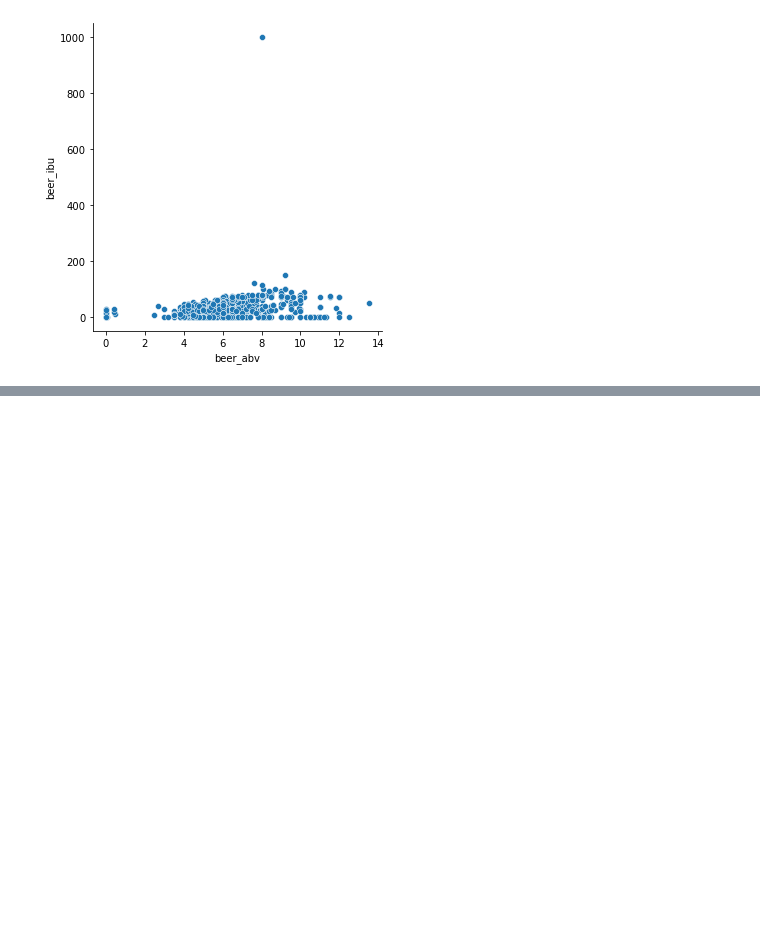
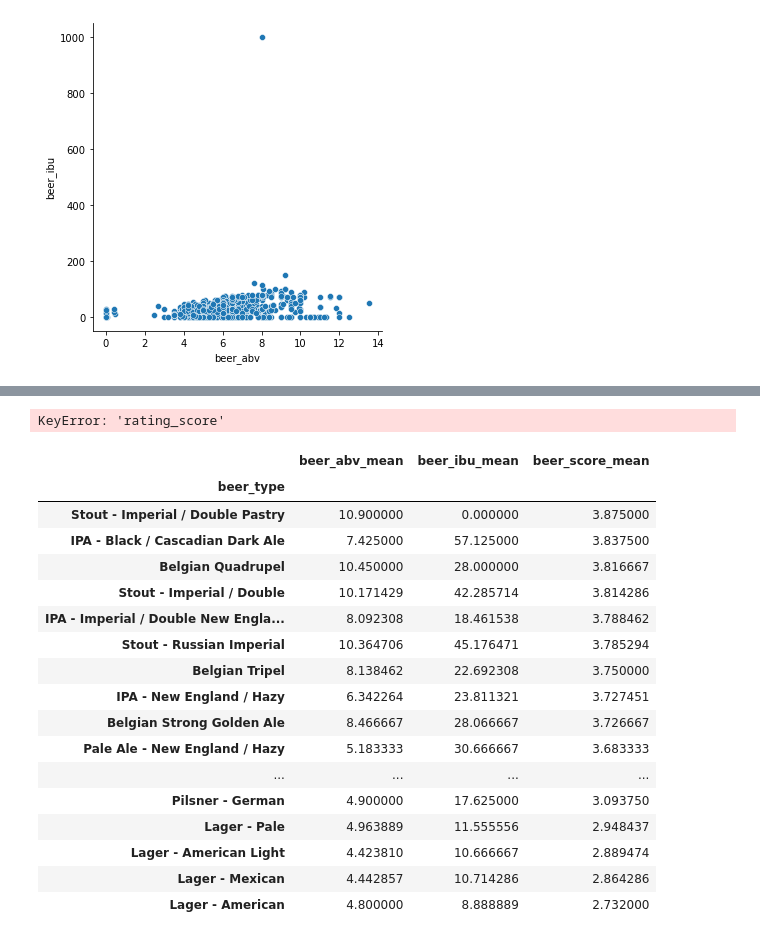
Before and after one commit to luiz-izidoro/analises_untappd, a Jupyter notebook: Untapdd.ipynb, the cells around one changed output, grey strips where cells are left out. Cells and saved outputs as stored; diff of their text form; code cells hidden in the pictures; blank space fills up the shorter version.

```diff
--- a/Untapdd.ipynb
+++ b/Untapdd.ipynb
@@ -58,0 +75,29 @@ sns.relplot(x='beer_abv', y='beer_ibu', data=df)
+# %%
+df.groupby('beer_type')['beer_abv'].mean()['rating_score'].mean().sort_values(ascending=False)
+# %% [output]
+KeyError: 'rating_score'
+# %%
+df.groupby('beer_type').agg(
+    beer_abv_mean = ('beer_abv', 'mean'),
+    beer_ibu_mean = ('beer_ibu', 'mean'),
+    beer_score_mean = ('rating_score', 'mean')
+)[df['beer_type'].value_counts() > 5].sort_values(by='beer_score_mean', ascending=False)
+# %% [output]
+|  | beer_abv_mean | beer_ibu_mean | beer_score_mean |
+| beer_type |  |  |  |
+| Stout - Imperial / Double Pastry | 10.900000 | 0.000000 | 3.875000 |
+| IPA - Black / Cascadian Dark Ale | 7.425000 | 57.125000 | 3.837500 |
+| Belgian Quadrupel | 10.450000 | 28.000000 | 3.816667 |
+| Stout - Imperial / Double | 10.171429 | 42.285714 | 3.814286 |
+| IPA - Imperial / Double New Engla... | 8.092308 | 18.461538 | 3.788462 |
+| Stout - Russian Imperial | 10.364706 | 45.176471 | 3.785294 |
+| Belgian Tripel | 8.138462 | 22.692308 | 3.750000 |
+| IPA - New England / Hazy | 6.342264 | 23.811321 | 3.727451 |
+| Belgian Strong Golden Ale | 8.466667 | 28.066667 | 3.726667 |
+| Pale Ale - New England / Hazy | 5.183333 | 30.666667 | 3.683333 |
+| ... | ... | ... | ... |
+| Pilsner - German | 4.900000 | 17.625000 | 3.093750 |
+| Lager - Pale | 4.963889 | 11.555556 | 2.948437 |
+| Lager - American Light | 4.423810 | 10.666667 | 2.889474 |
+| Lager - Mexican | 4.442857 | 10.714286 | 2.864286 |
+| Lager - American | 4.800000 | 8.888889 | 2.732000 |
```
Also changed, not shown: parts of 1 cell of this notebook.
